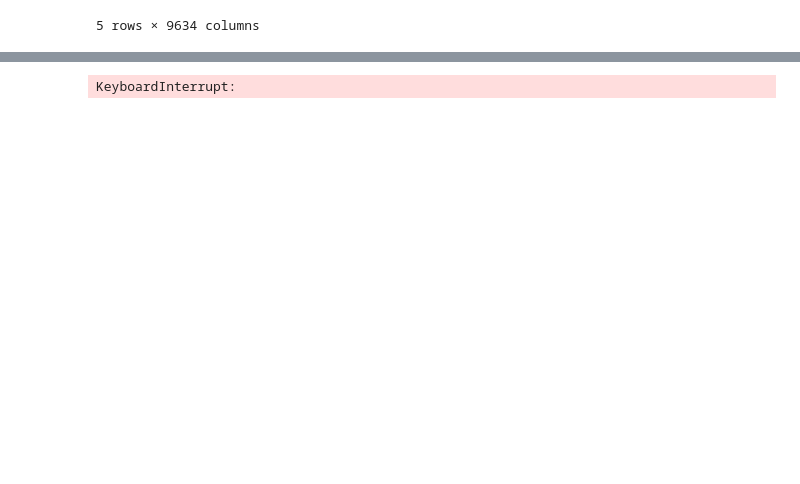
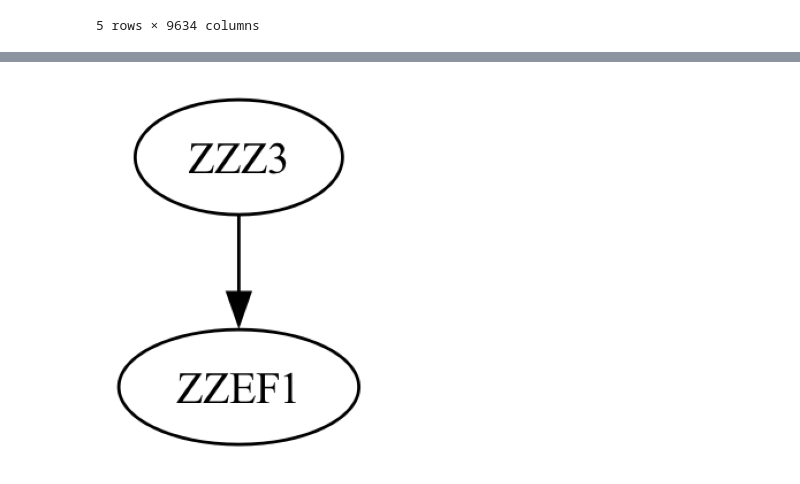
Before and after one commit to shamanth-kuthpadi/dowhy-preeclampsia, a Jupyter notebook: misc/data_explorationv2.ipynb, the cells around one changed output, grey strips where cells are left out. Saved outputs shown, nothing was run; the diff lists cells and outputs as text; code cells hidden in the pictures; blank space fills up the shorter version.

```diff
--- a/misc/data_explorationv2.ipynb
+++ b/misc/data_explorationv2.ipynb
@@ -40,8 +37,8 @@ df.shape
 # %%
 EstimationModel = EstimateEffect(df)
 # %%
-causal_graph = EstimationModel.find_causal_graph(algo='CCDr')
+causal_graph = EstimationModel.find_causal_graph(algo='pc')
 
 disp_graph_nx(causal_graph)
 # %% [output]
-KeyboardInterrupt:
+[figure, added]
```
Also changed, not shown: parts of 4 cells of this notebook, 3 other files.
